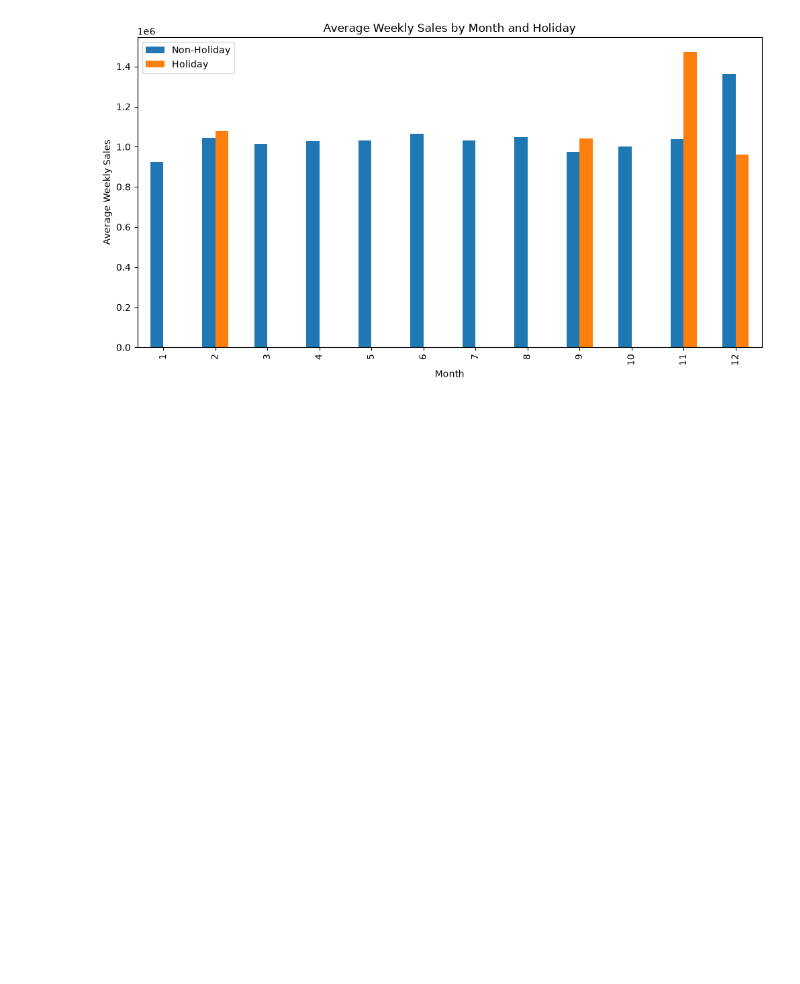
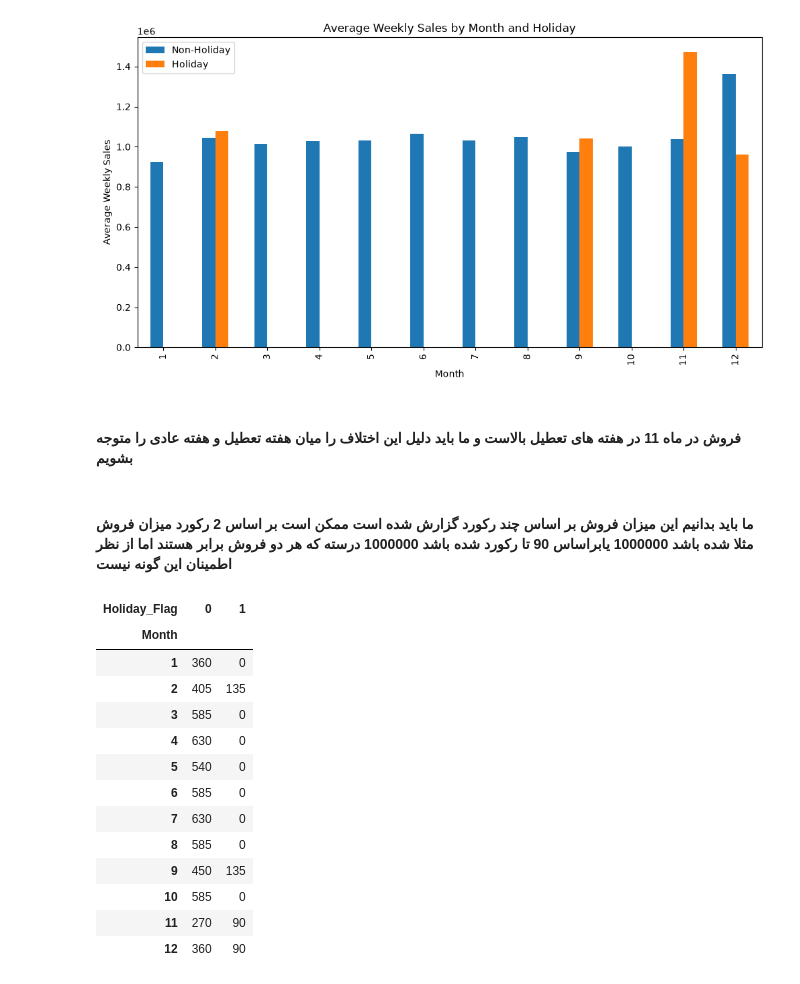
Before and after one commit to Osgooie/Walmart-Data-Analyze, a Jupyter notebook: notebooks/Walmart.ipynb, the cells around one changed output. Cells and saved outputs as stored; diff of their text form; code cells hidden in the pictures; blank space fills up the shorter version.

```diff
--- a/notebooks/Walmart.ipynb
+++ b/notebooks/Walmart.ipynb
@@ -523,3 +523,24 @@ plt.legend(["Non-Holiday", "Holiday"])
 plt.show()
 # %% [output]
 [figure]
+# %% [markdown]
+#### فروش در ماه 11 در هفته های تعطیل بالاست و ما باید دلیل این اختلاف را میان هفته تعطیل و هفته عادی را متوجه بشویم
+# %% [markdown]
+#### ما باید بدانیم این میزان فروش بر اساس چند رکورد گزارش شده است ممکن است بر اساس 2 رکورد میزان فروش مثلا شده باشد 1000000 یابراساس 90 تا رکورد شده باشد 1000000 درسته که هر دو فروش برابر هستند اما از نظر اطمینان این گونه نیست
+# %%
+pd.crosstab(df["Month"],df["Holiday_Flag"])
+# %% [output]
+| Holiday_Flag | 0 | 1 |
+| Month |  |  |
+| 1 | 360 | 0 |
+| 2 | 405 | 135 |
+| 3 | 585 | 0 |
+| 4 | 630 | 0 |
+| 5 | 540 | 0 |
+| 6 | 585 | 0 |
+| 7 | 630 | 0 |
+| 8 | 585 | 0 |
+| 9 | 450 | 135 |
+| 10 | 585 | 0 |
+| 11 | 270 | 90 |
+| 12 | 360 | 90 |
```
Also changed, not shown: parts of 6 cells of this notebook.
